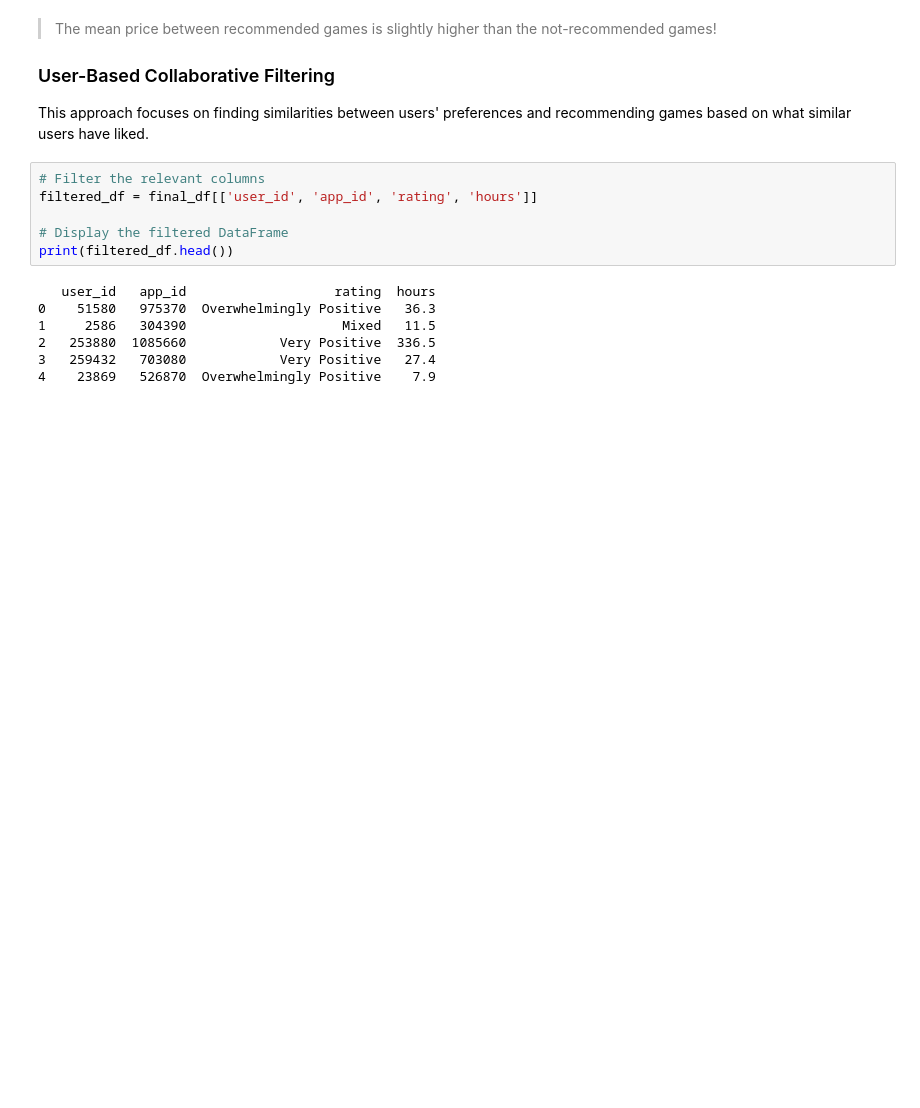
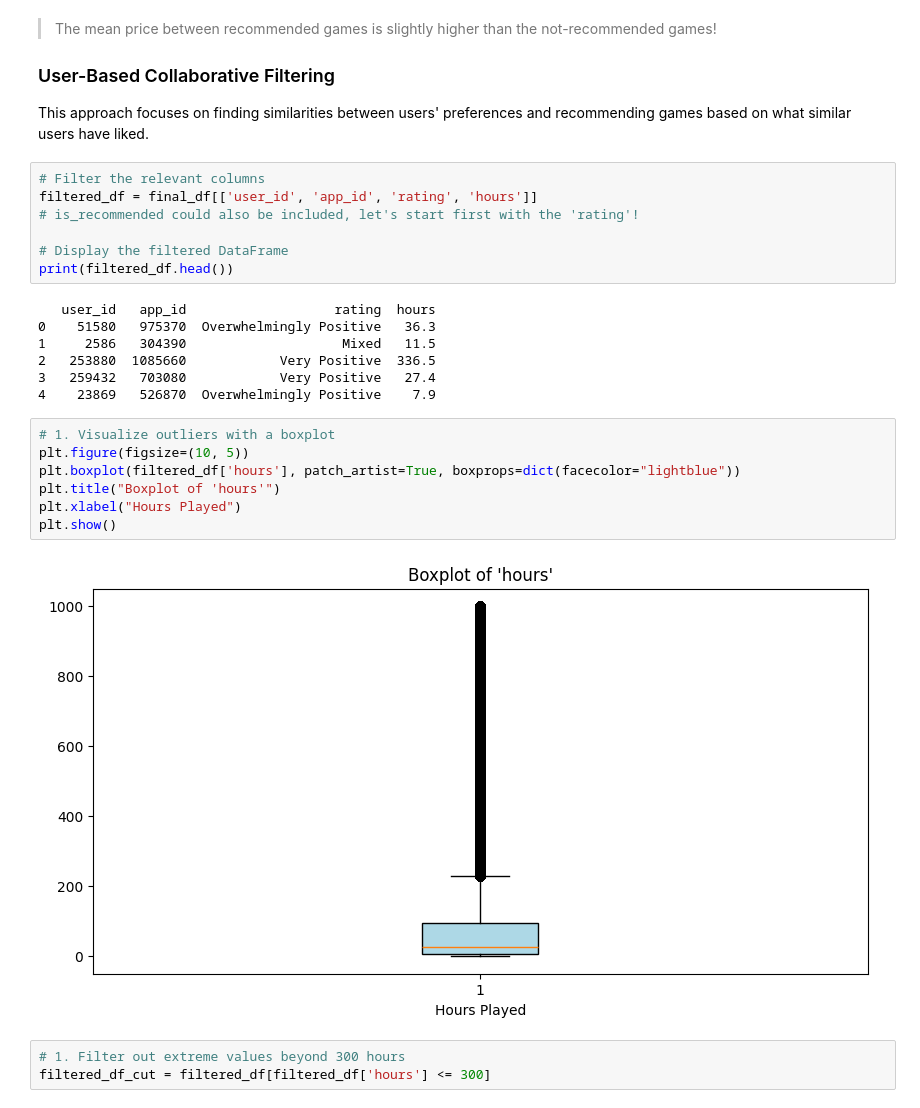
Before and after one commit to Darknight47/Data-Science-Project-02, a Jupyter notebook: steam_game_recommendation.ipynb, the cells around one changed output. Saved outputs shown, nothing was run; the diff lists cells and outputs as text; blank space fills up the shorter version.

Commit message:
filtered the hours to 300

```diff
--- a/steam_game_recommendation.ipynb
+++ b/steam_game_recommendation.ipynb
@@ -542,6 +543,7 @@ This approach focuses on finding similarities between users' preferences and rec
 # %%
 # Filter the relevant columns
 filtered_df = final_df[['user_id', 'app_id', 'rating', 'hours']]
+# is_recommended could also be included, let's start first with the 'rating'!
 
 # Display the filtered DataFrame
 print(filtered_df.head())
@@ -552,3 +554,15 @@ print(filtered_df.head())
 2   253880  1085660            Very Positive  336.5
 3   259432   703080            Very Positive   27.4
 4    23869   526870  Overwhelmingly Positive    7.9
+# %%
+# 1. Visualize outliers with a boxplot
+plt.figure(figsize=(10, 5))
+plt.boxplot(filtered_df['hours'], patch_artist=True, boxprops=dict(facecolor="lightblue"))
+plt.title("Boxplot of 'hours'")
+plt.xlabel("Hours Played")
+plt.show()
+# %% [output]
+[figure, added]
+# %%
+# 1. Filter out extreme values beyond 300 hours
+filtered_df_cut = filtered_df[filtered_df['hours'] <= 300]
```
Also changed, not shown: parts of 3 cells of this notebook.
